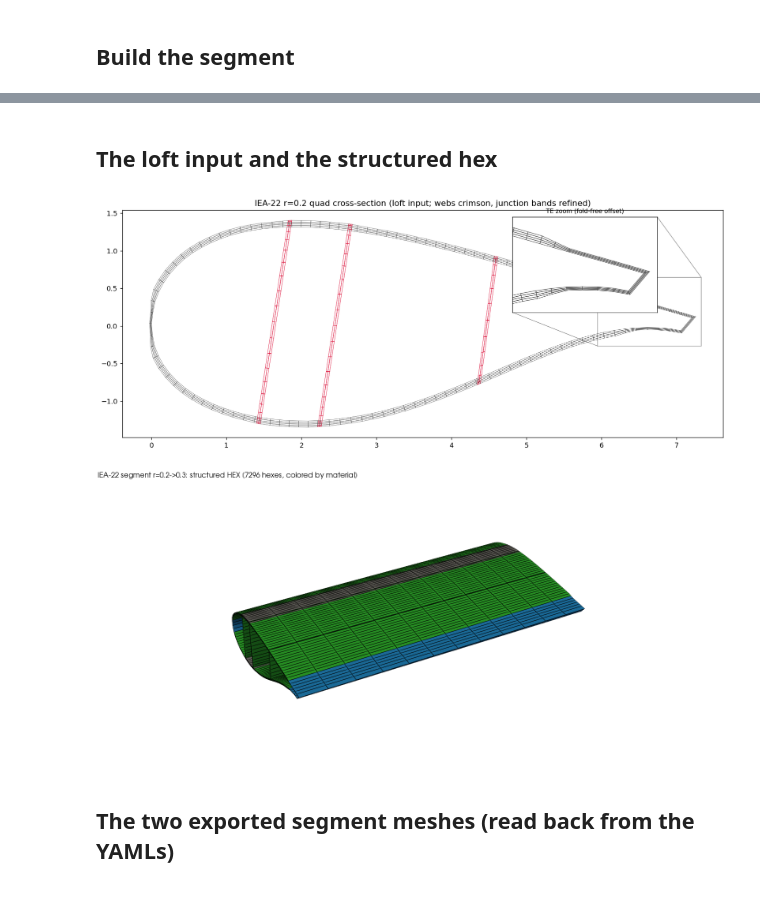
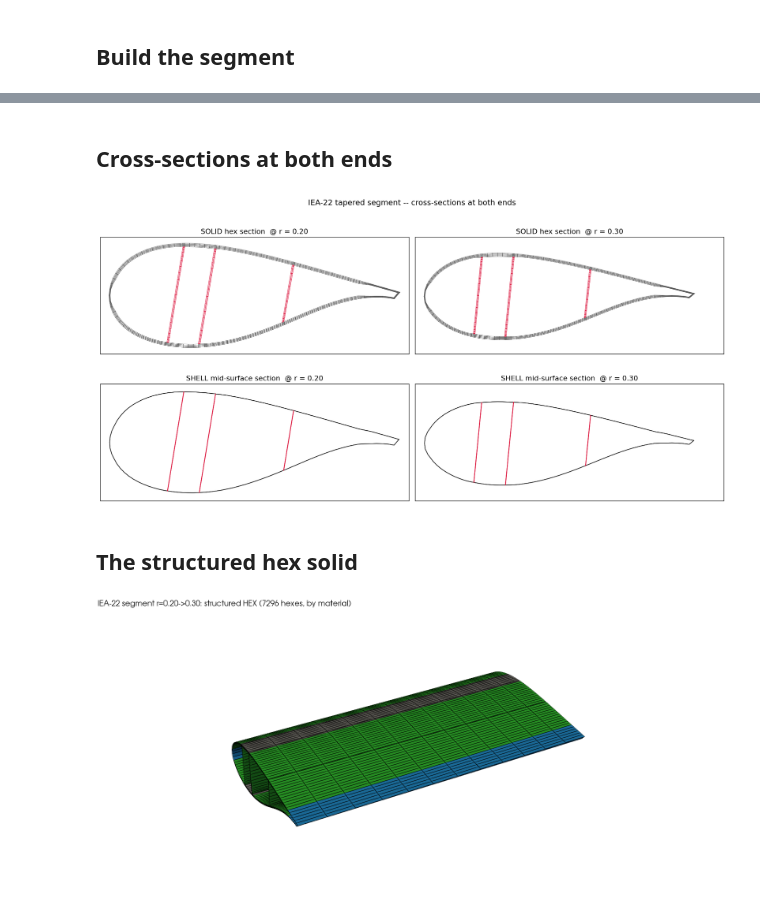
Before and after one commit to bagla0/OpenSG_io, a Jupyter notebook: docs/tutorials/iea22_tutorial.ipynb, the cells around one changed output, grey strips where cells are left out. Cells and saved outputs as stored; diff of their text form; code cells hidden in the pictures.

```diff
--- a/docs/tutorials/iea22_tutorial.ipynb
+++ b/docs/tutorials/iea22_tutorial.ipynb
@@ -60,7 +50,8 @@ def _root(d):
         d = os.path.dirname(d)
     return os.getcwd()
 ROOT = _root(os.getcwd())
-EX = os.path.join(ROOT, "examples")
+EX = os.path.join(ROOT, "examples", "IEA")
+OUT = os.path.join(EX, "output")
 sys.path.insert(0, ROOT)
 from IPython.display import Image, display
 print("repo root:", ROOT)
@@ -102,12 +97,14 @@ wrote Y:\OpenSG_io\examples\iea22_hex_3d.png
+# %% [markdown]
+## Cross-sections at both ends
+# %%
+# cross-sections at BOTH ends -- solid (through-thickness layers + webs) and shell
+display(Image(filename=os.path.join(OUT, "iea22_sections.png")))
+# %% [output]
+[figure, added]
 # %% [markdown]
-## The loft input and the structured hex
+## The structured hex solid
 # %%
-# the loft input (r=0.2 section with trailing-edge zoom: fold-free miter offset)
-display(Image(filename=os.path.join(EX, "iea22_hex_segment.png")))
-# the lofted structured hex, shaded faces + element edges (colored by material)
-display(Image(filename=os.path.join(EX, "iea22_hex_3d.png")))
+# the structured hex solid, shaded faces + element edges (colored by material)
+display(Image(filename=os.path.join(OUT, "iea22_solid_3d.png")))
 # %% [output]
-[figure, old version]
+[figure, new version]
-[figure, removed]
-# %% [markdown]
-## The two exported segment meshes (read back from the YAMLs)
```
Also changed, not shown: parts of 9 cells of this notebook, 27 other files.
